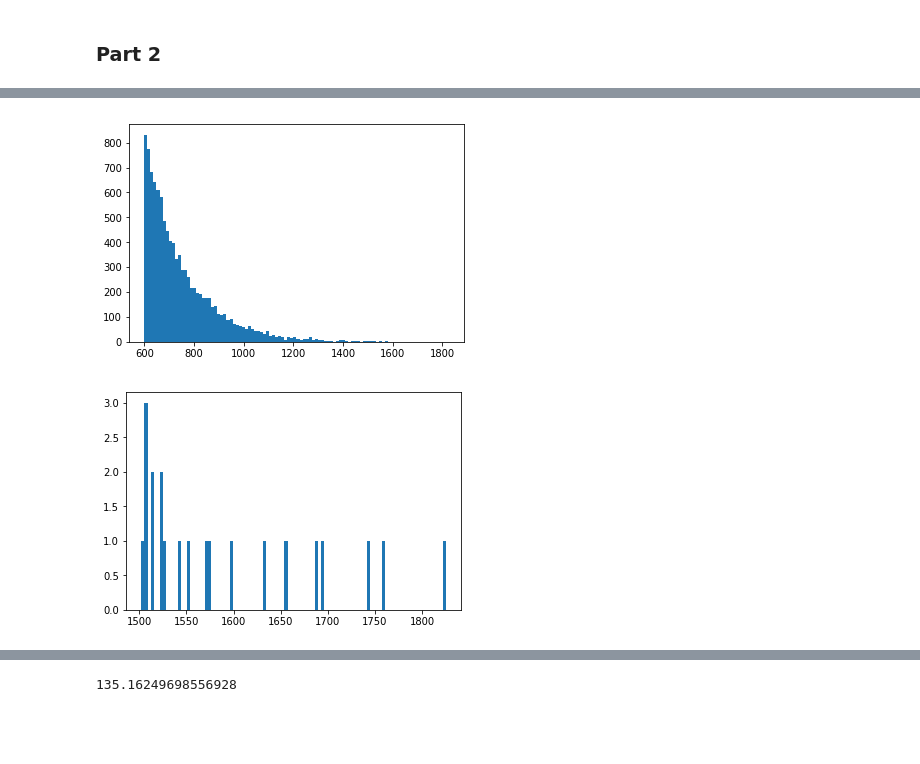
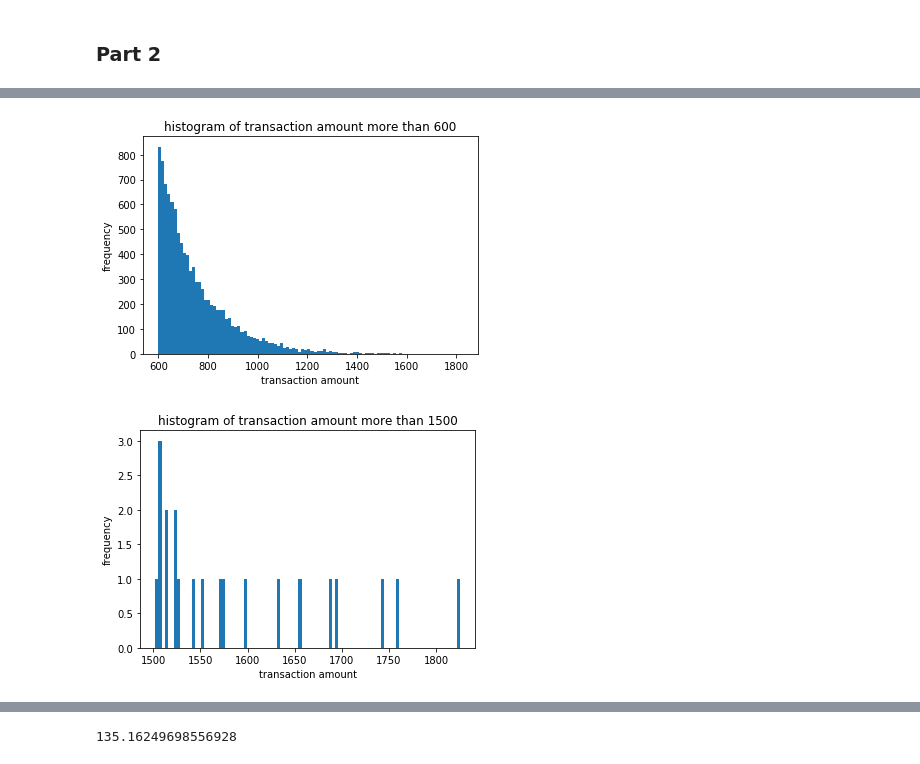
Before and after one commit to Shreyas20/fraud-transaction-detection, a Jupyter notebook: fraud_detection.ipynb, the cells around one changed output, grey strips where cells are left out. Saved outputs shown, nothing was run; the diff lists cells and outputs as text; code cells hidden in the pictures; blank space fills up the shorter version.

```diff
--- a/fraud_detection.ipynb
+++ b/fraud_detection.ipynb
@@ -306,10 +378,16 @@ plt.show()
 # %%
 plt.hist(transaction[transaction['transactionAmount']>=600]['transactionAmount'],bins=100)
+plt.title('histogram of transaction amount more than 600')
+plt.xlabel('transaction amount')
+plt.ylabel('frequency')
 plt.show()
 # %% [output]
-[figure, old version]
+[figure, new version]
 # %%
 plt.hist(transaction[transaction['transactionAmount']>=1500]['transactionAmount'],bins=100)
+plt.title('histogram of transaction amount more than 1500')
+plt.xlabel('transaction amount')
+plt.ylabel('frequency')
 plt.show()
 # %% [output]
-[figure, old version]
+[figure, new version]
```
Also changed, not shown: parts of 127 cells of this notebook, 1 other file.
